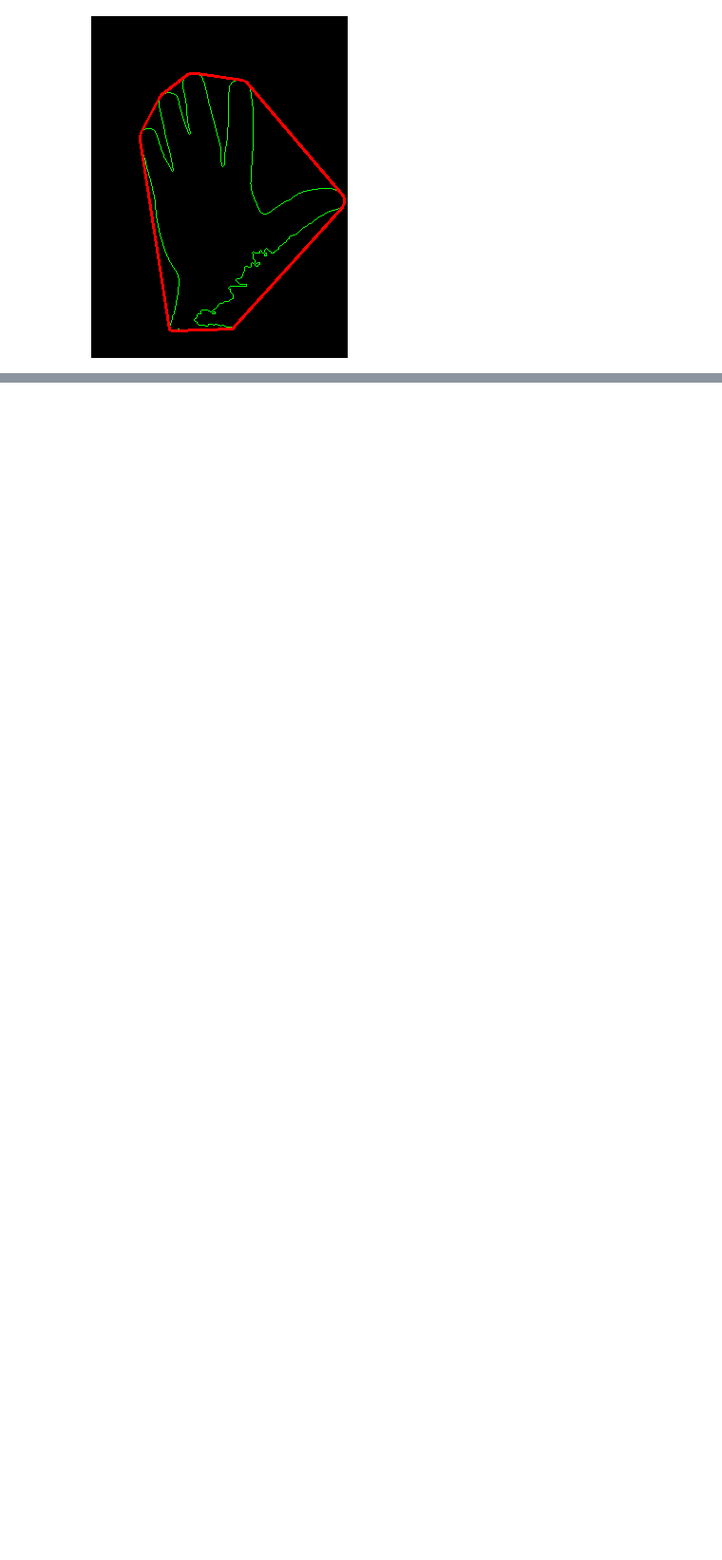
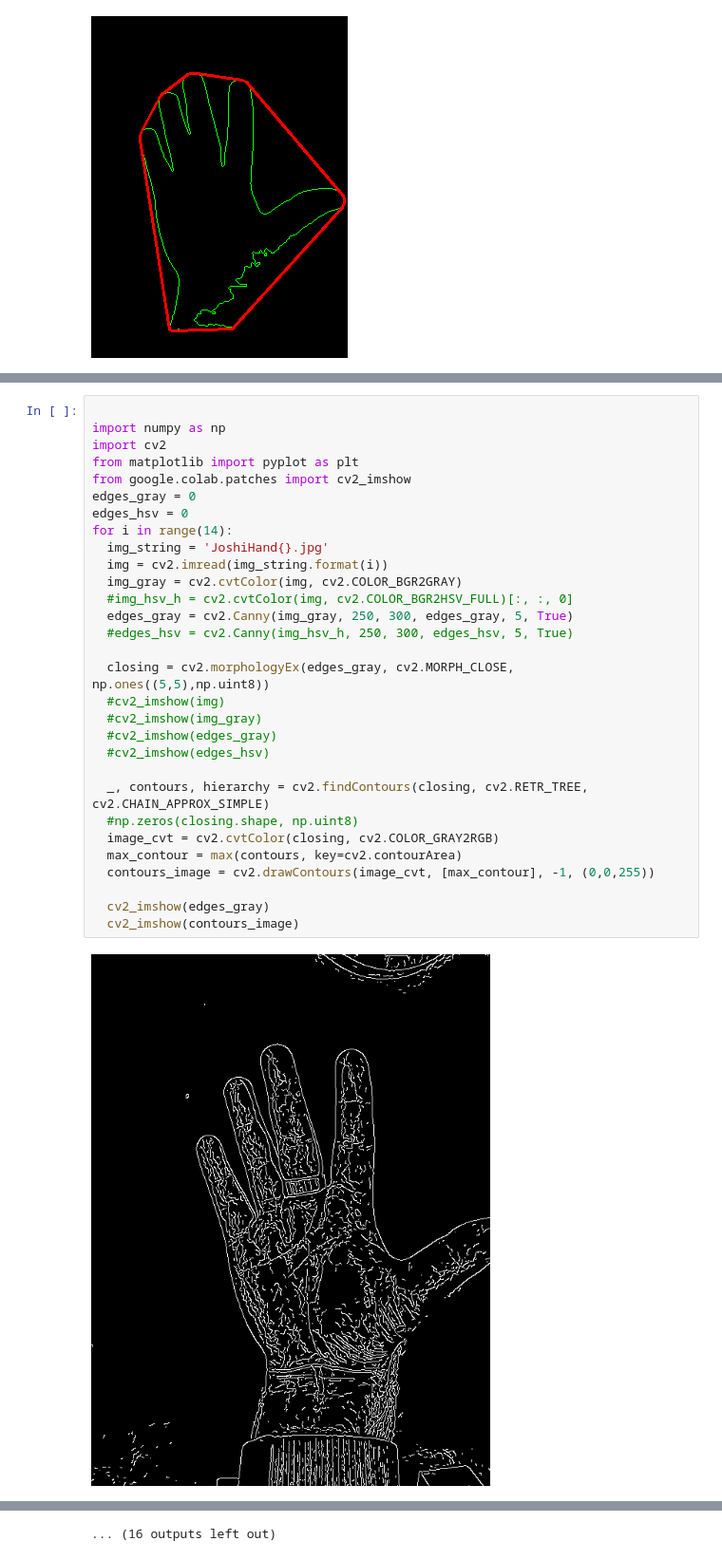
Before and after one commit to uol-mediaprocessing-201920/group-projects-hand-gesture, a Jupyter notebook: main_Hand_Gestures.ipynb, the cells around one changed output, grey strips where cells are left out. Shown at 95% size. Saved outputs shown, nothing was run; the diff lists cells and outputs as text; blank space fills up the shorter version.

```diff
--- a/main_Hand_Gestures.ipynb
+++ b/main_Hand_Gestures.ipynb
@@ -198,0 +206,32 @@ cv2_imshow(drawing)
+# %%
+
+import numpy as np
+import cv2
+from matplotlib import pyplot as plt
+from google.colab.patches import cv2_imshow
+edges_gray = 0
+edges_hsv = 0
+for i in range(14):
+  img_string = 'JoshiHand{}.jpg'
+  img = cv2.imread(img_string.format(i))
+  img_gray = cv2.cvtColor(img, cv2.COLOR_BGR2GRAY)
+  #img_hsv_h = cv2.cvtColor(img, cv2.COLOR_BGR2HSV_FULL)[:, :, 0]
+  edges_gray = cv2.Canny(img_gray, 250, 300, edges_gray, 5, True)
+  #edges_hsv = cv2.Canny(img_hsv_h, 250, 300, edges_hsv, 5, True)
+
+  closing = cv2.morphologyEx(edges_gray, cv2.MORPH_CLOSE, np.ones((5,5),np.uint8))
+  #cv2_imshow(img)
+  #cv2_imshow(img_gray)
+  #cv2_imshow(edges_gray)
+  #cv2_imshow(edges_hsv)
+
+  _, contours, hierarchy = cv2.findContours(closing, cv2.RETR_TREE, cv2.CHAIN_APPROX_SIMPLE)
+  #np.zeros(closing.shape, np.uint8)
+  image_cvt = cv2.cvtColor(closing, cv2.COLOR_GRAY2RGB)
+  max_contour = max(contours, key=cv2.contourArea)
+  contours_image = cv2.drawContours(image_cvt, [max_contour], -1, (0,0,255))
+
+  cv2_imshow(edges_gray)
+  cv2_imshow(contours_image)
+# %% [output]
+[figure, added]
@@ -198,0 +249 @@ cv2_imshow(drawing)
+... (16 outputs left out)
```
Also changed, not shown: parts of 28 cells of this notebook.
